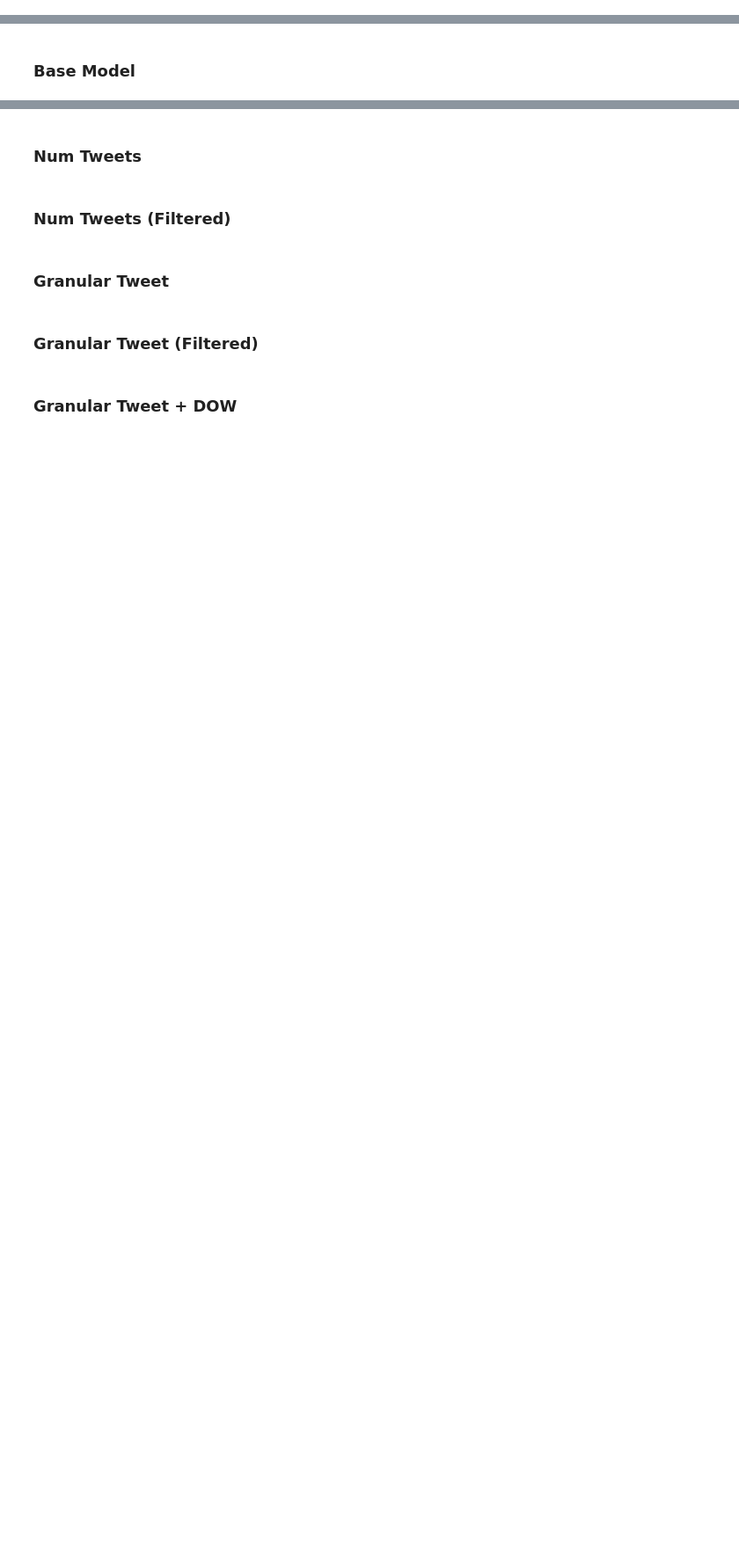
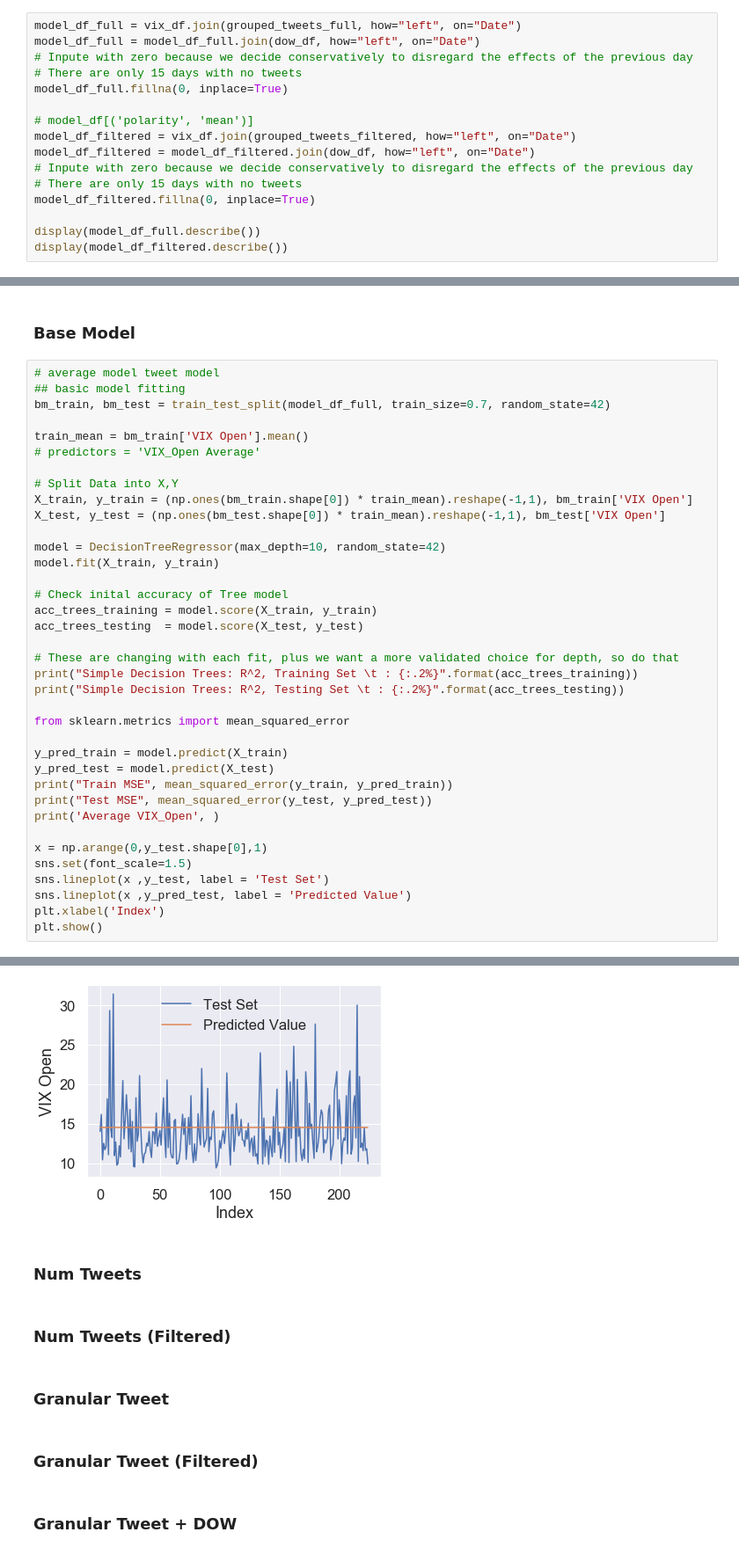
Before and after one commit to ddemarco96/FinalProject40, a Jupyter notebook: Milestone4_Dylan.ipynb, the cells around one changed output, grey strips where cells are left out. Shown at 88% size. Cells and saved outputs as stored; diff of their text form; blank space fills up the shorter version.

```diff
--- a/Milestone4_Dylan.ipynb
+++ b/Milestone4_Dylan.ipynb
@@ -57,0 +77,16 @@ dow_df.head(3)
+# %%
+model_df_full = vix_df.join(grouped_tweets_full, how="left", on="Date")
+model_df_full = model_df_full.join(dow_df, how="left", on="Date")
+# Inpute with zero because we decide conservatively to disregard the effects of the previous day
+# There are only 15 days with no tweets
+model_df_full.fillna(0, inplace=True)
+
+# model_df[('polarity', 'mean')]
+model_df_filtered = vix_df.join(grouped_tweets_filtered, how="left", on="Date")
+model_df_filtered = model_df_filtered.join(dow_df, how="left", on="Date")
+# Inpute with zero because we decide conservatively to disregard the effects of the previous day
+# There are only 15 days with no tweets
+model_df_filtered.fillna(0, inplace=True)
+
+display(model_df_full.describe())
+display(model_df_filtered.describe())
@@ -58,2 +114,40 @@ dow_df.head(3)
 # %% [markdown]
 ### Base Model
+# %%
+# average model tweet model
+## basic model fitting
+bm_train, bm_test = train_test_split(model_df_full, train_size=0.7, random_state=42)
+
+train_mean = bm_train['VIX Open'].mean()
+# predictors = 'VIX_Open Average'
+
+# Split Data into X,Y
+X_train, y_train = (np.ones(bm_train.shape[0]) * train_mean).reshape(-1,1), bm_train['VIX Open']
+X_test, y_test = (np.ones(bm_test.shape[0]) * train_mean).reshape(-1,1), bm_test['VIX Open']
+
+model = DecisionTreeRegressor(max_depth=10, random_state=42)
+model.fit(X_train, y_train)
+
+# Check inital accuracy of Tree model
+acc_trees_training = model.score(X_train, y_train)
+acc_trees_testing  = model.score(X_test, y_test)
+
+# These are changing with each fit, plus we want a more validated choice for depth, so do that
+print("Simple Decision Trees: R^2, Training Set \t : {:.2%}".format(acc_trees_training))
+print("Simple Decision Trees: R^2, Testing Set \t : {:.2%}".format(acc_trees_testing))
+
+from sklearn.metrics import mean_squared_error
+
+y_pred_train = model.predict(X_train)
+y_pred_test = model.predict(X_test)
+print("Train MSE", mean_squared_error(y_train, y_pred_train))
+print("Test MSE", mean_squared_error(y_test, y_pred_test))
+print('Average VIX_Open', )
+
+x = np.arange(0,y_test.shape[0],1)
+sns.set(font_scale=1.5)
+sns.lineplot(x ,y_test, label = 'Test Set')
+sns.lineplot(x ,y_pred_test, label = 'Predicted Value')
+plt.xlabel('Index')
+plt.show()
+# %% [output]
@@ -60,3 +159,4 @@ dow_df.head(3)
+[figure, added]
 # %% [markdown]
 ### Num Tweets
 # %% [markdown]
```
Also changed, not shown: parts of 8 cells of this notebook, 3 other files.
